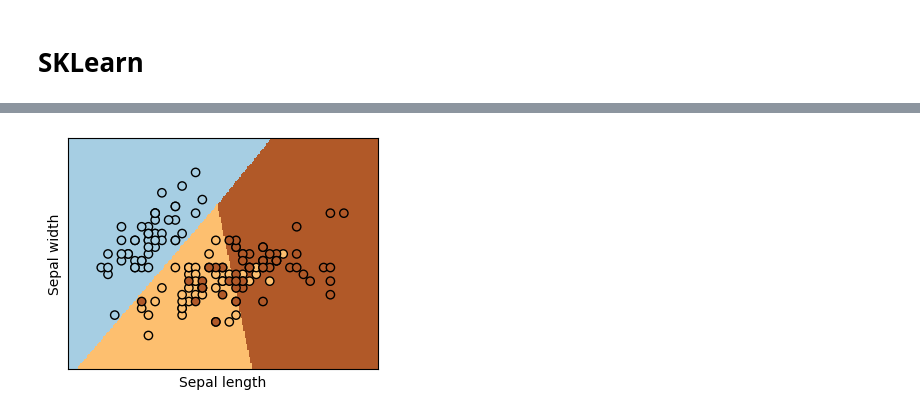
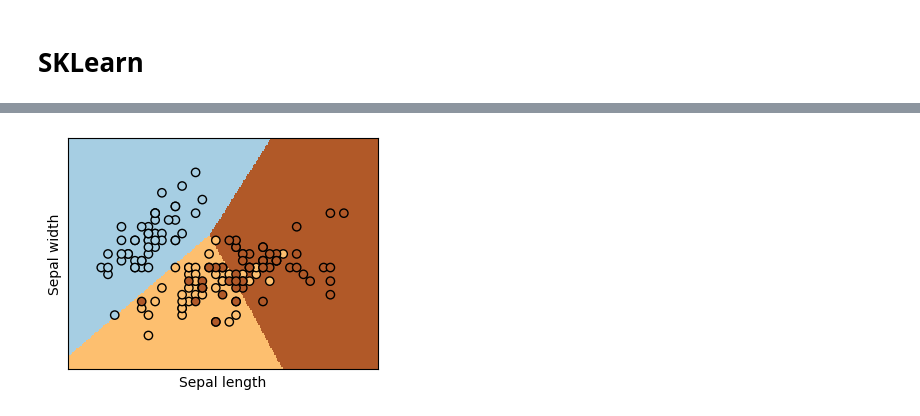
Before and after one commit to ekaratnida/Applied-machine-learning, a Jupyter notebook: Week05-Logistic/Logistic_Reg.ipynb, the cells around one changed output, grey strips where cells are left out. Drawn from its saved outputs; the diff is of its cells as text; code cells hidden in the pictures.

```diff
--- a/Week05-Logistic/Logistic_Reg.ipynb
+++ b/Week05-Logistic/Logistic_Reg.ipynb
@@ -146,34 +130,34 @@ iris = datasets.load_iris()
 X = iris.data[:, :2]  # we only take the first two features.
 Y = iris.target
 
-logreg = LogisticRegression(C=1e5)
+logreg = LogisticRegression()
 
 # Create an instance of Logistic Regression Classifier and fit the data.
 logreg.fit(X, Y)
 
 # Plot the decision boundary. For that, we will assign a color to each
 # point in the mesh [x_min, x_max]x[y_min, y_max].
 x_min, x_max = X[:, 0].min() - .5, X[:, 0].max() + .5
 y_min, y_max = X[:, 1].min() - .5, X[:, 1].max() + .5
 h = .02  # step size in the mesh
 xx, yy = np.meshgrid(np.arange(x_min, x_max, h), np.arange(y_min, y_max, h))
 Z = logreg.predict(np.c_[xx.ravel(), yy.ravel()])
 
 # Put the result into a color plot
 Z = Z.reshape(xx.shape)
 plt.figure(1, figsize=(4, 3))
 plt.pcolormesh(xx, yy, Z, cmap=plt.cm.Paired)
 
 # Plot also the training points
 plt.scatter(X[:, 0], X[:, 1], c=Y, edgecolors='k', cmap=plt.cm.Paired)
 plt.xlabel('Sepal length')
 plt.ylabel('Sepal width')
 
 plt.xlim(xx.min(), xx.max())
 plt.ylim(yy.min(), yy.max())
 plt.xticks(())
 plt.yticks(())
 
 plt.show()
 # %% [output]
-[figure, old version]
+[figure, new version]
```
Also changed, not shown: parts of 11 cells of this notebook.
